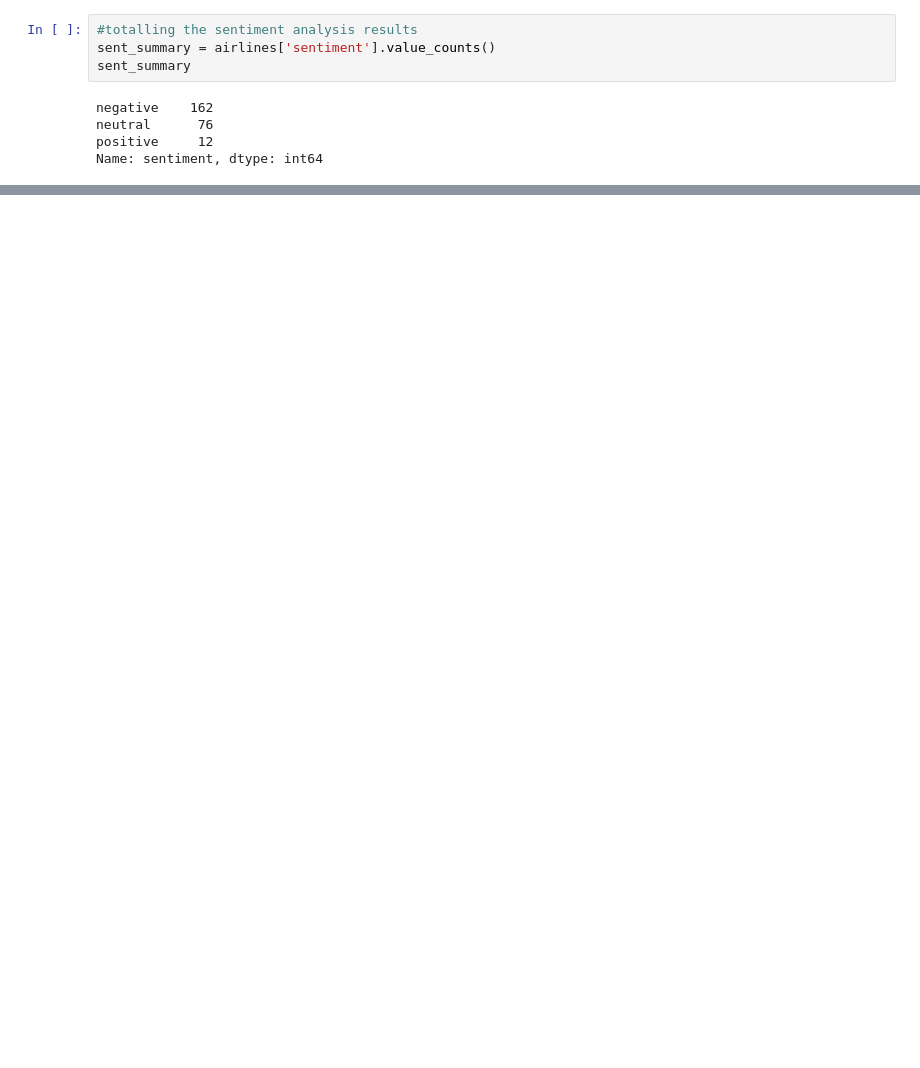
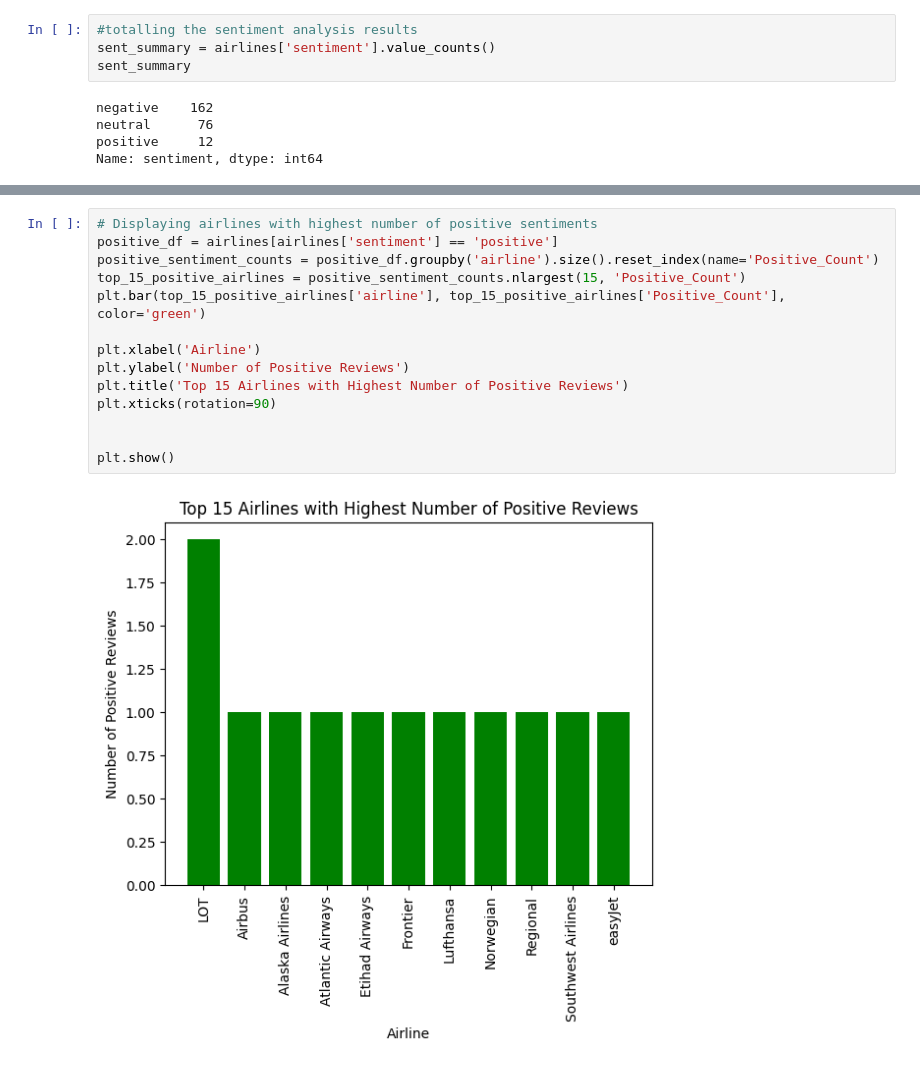
Before and after one commit to tumi59/twitter_airline_sentiments, a Jupyter notebook: twitter_sent.ipynb, the cells around one changed output, grey strips where cells are left out. Drawn from its saved outputs; the diff is of its cells as text; blank space fills up the shorter version.

```diff
--- a/twitter_sent.ipynb
+++ b/twitter_sent.ipynb
@@ -111,0 +130,16 @@ Name: airline, Length: 71, dtype: int64
+# %%
+# Displaying airlines with highest number of positive sentiments
+positive_df = airlines[airlines['sentiment'] == 'positive']
+positive_sentiment_counts = positive_df.groupby('airline').size().reset_index(name='Positive_Count')
+top_15_positive_airlines = positive_sentiment_counts.nlargest(15, 'Positive_Count')
+plt.bar(top_15_positive_airlines['airline'], top_15_positive_airlines['Positive_Count'], color='green')
+
+plt.xlabel('Airline')
+plt.ylabel('Number of Positive Reviews')
+plt.title('Top 15 Airlines with Highest Number of Positive Reviews')
+plt.xticks(rotation=90)
+
+
+plt.show()
+# %% [output]
+[figure, added]
```
Also changed, not shown: parts of 16 cells of this notebook.
